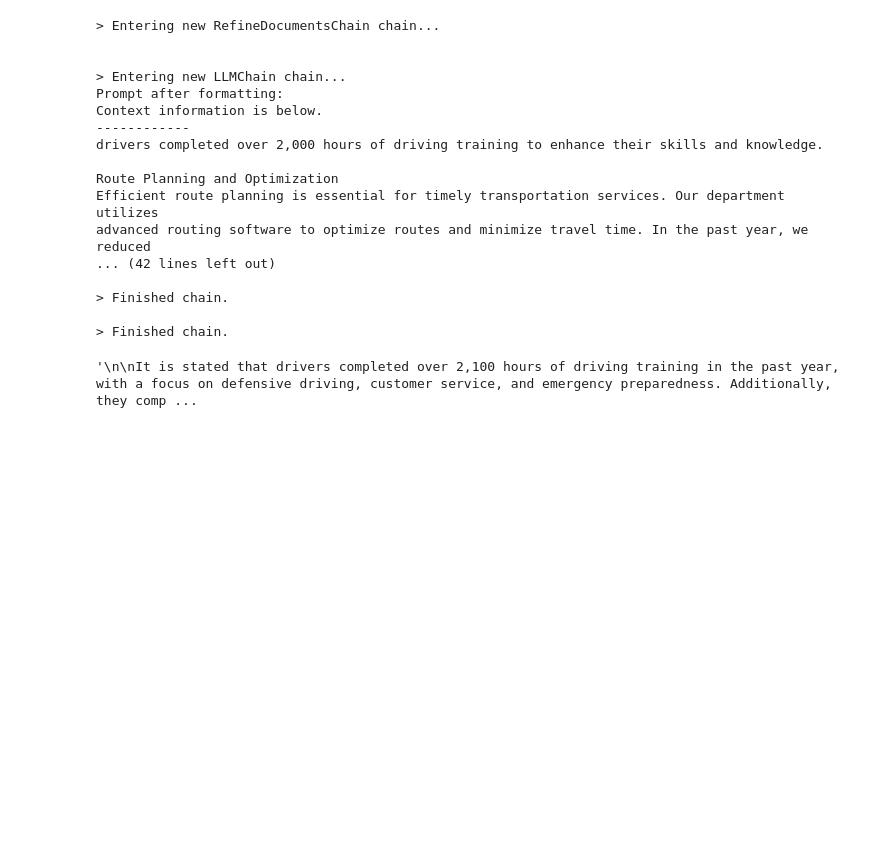
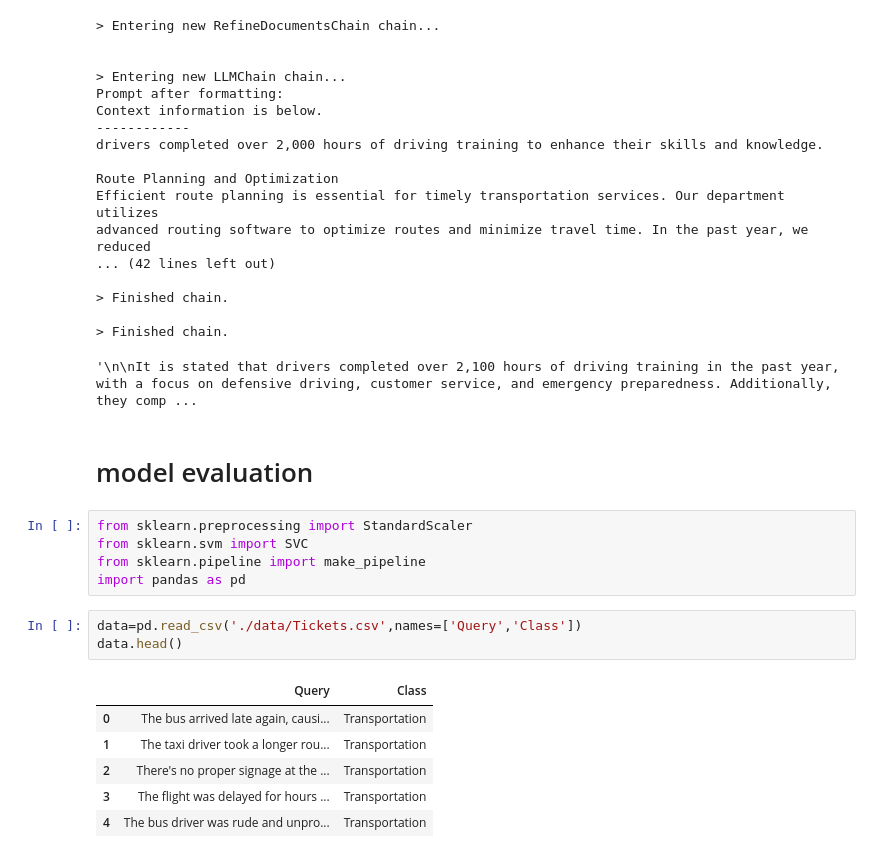
Before and after one commit to aman-sharma7m/Project-Automatic-Ticket-Classification-Tool, a Jupyter notebook: notebook.ipynb, the cells around one changed output. Saved outputs shown, nothing was run; the diff lists cells and outputs as text; blank space fills up the shorter version.

```diff
--- a/notebook.ipynb
+++ b/notebook.ipynb
@@ -123,3 +123,20 @@ advanced routing software to optimize routes and minimize travel time. In the pa
 
 > Finished chain.
 '\n\nIt is stated that drivers completed over 2,100 hours of driving training in the past year, with a focus on defensive driving, customer service, and emergency preparedness. Additionally, they comp ...
+# %% [markdown]
+# model evaluation
+# %%
+from sklearn.preprocessing import StandardScaler
+from sklearn.svm import SVC
+from sklearn.pipeline import make_pipeline
+import pandas as pd
+# %%
+data=pd.read_csv('./data/Tickets.csv',names=['Query','Class'])
+data.head()
+# %% [output]
+|  | Query | Class |
+| 0 | The bus arrived late again, causi... | Transportation |
+| 1 | The taxi driver took a longer rou... | Transportation |
+| 2 | There's no proper signage at the ... | Transportation |
+| 3 | The flight was delayed for hours ... | Transportation |
+| 4 | The bus driver was rude and unpro... | Transportation |
```
Also changed, not shown: parts of 9 cells of this notebook, 5 other files.
